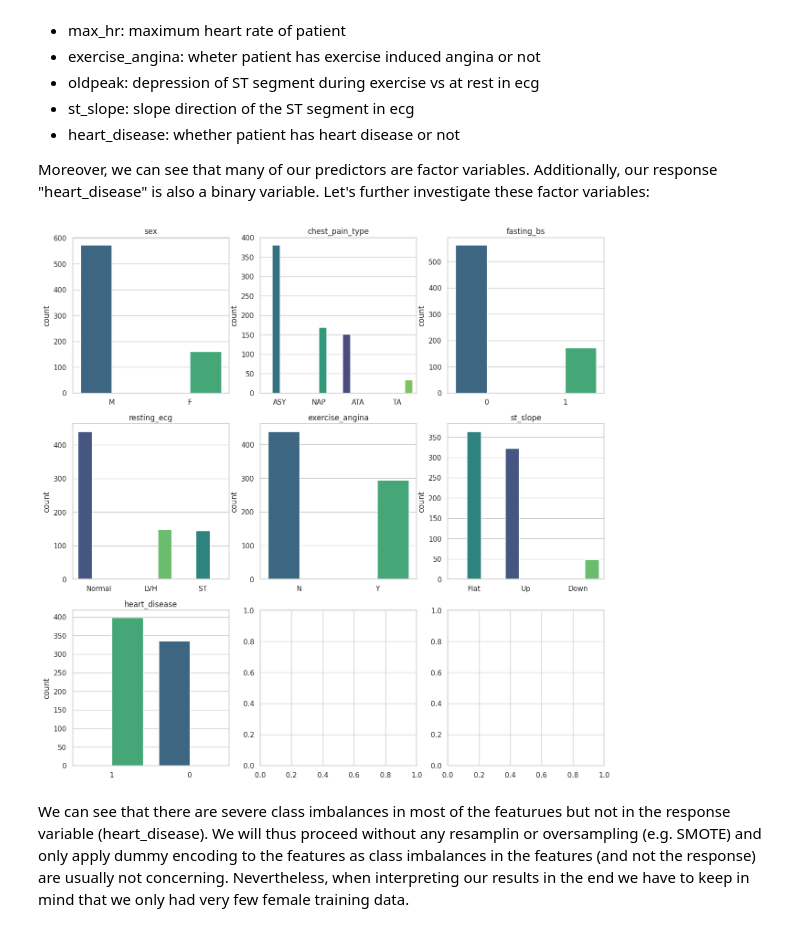
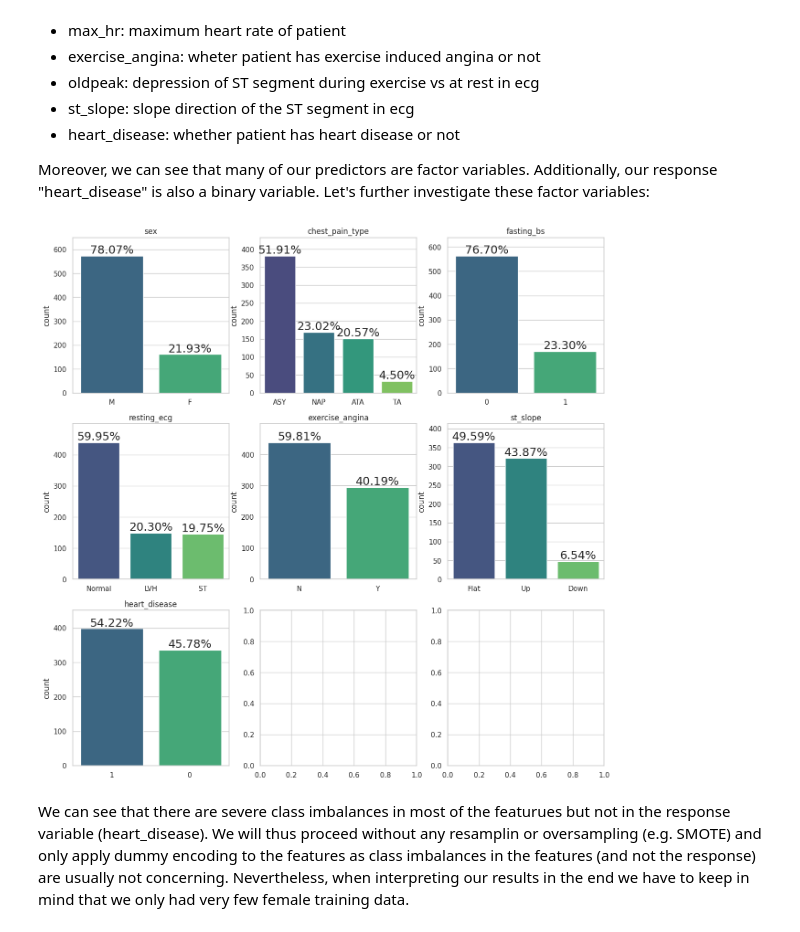
Before and after one commit to JHSchlegel/ML4Healthcare, a Jupyter notebook: project1/task1/EDA.ipynb, the cells around one changed output. Saved outputs shown, nothing was run; the diff lists cells and outputs as text; code cells hidden in the pictures.

Commit message:
added pca and made countplots more beautiful

```diff
--- a/project1/task1/EDA.ipynb
+++ b/project1/task1/EDA.ipynb
@@ -86,32 +90,36 @@ Moreover, we can see that many of our predictors are factor variables. Additiona
 # %%
 # get list of columns with less than 5 unique values
 factor_cols = [col for col in heart_failure.columns if unique_values[col] < 5]
 
 n_cols = 3
-n_rows = np.ceil(len(factor_cols)/3).astype(int)
+n_rows = int(len(factor_cols)/n_cols) + 1
 
 fig, axs = plt.subplots(n_rows, n_cols, figsize=(15, 15))
 axs = axs.flatten()
 
 for i, col in enumerate(factor_cols):
 
     ax = axs[i]
 
     # order the bars
     order = heart_failure[col].value_counts().index
-
     sns.countplot(
         data=heart_failure, x=col, ax=ax, order=order,
-        hue = col, palette='viridis'
+        palette='viridis', width = 0.8
     )
+
     # remove legend
     ax.legend([],[], frameon=False)
     # remove x label
     ax.set_xlabel('')
     # set title to column name
     ax.set_title(col)
+    # adding percentages
+    # see https://stackoverflow.com/questions/76240680/how-do-i-add-a-percentage-to-a-countplot
+    ax.bar_label(ax.containers[0], fmt=lambda x: f"{x/heart_failure.shape[0] * 100:.2f}%")
+    ax.set_ylim(0, ax.get_ylim()[1] * 1.08)
 # %% [output]
-[figure, old version]
+[figure, new version]
 # %% [markdown]
 We can see that there are severe class imbalances in most of the featurues but not in the response variable (heart_disease). We will thus proceed without any resamplin or oversampling (e.g. SMOTE) and only apply dummy encoding to the features as class imbalances in the features (and not the response) are usually not concerning. Nevertheless, when interpreting our results in the end we have to keep in mind that we only had very few female training data.
 # %% [markdown]
```
Also changed, not shown: parts of 8 cells of this notebook.
